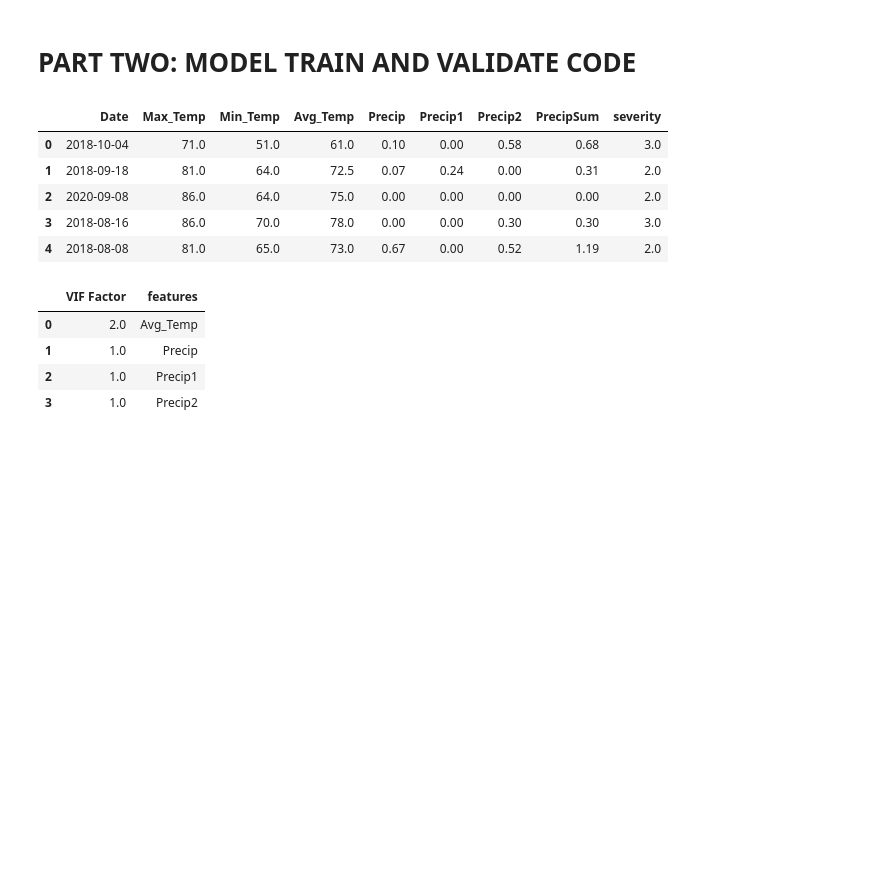
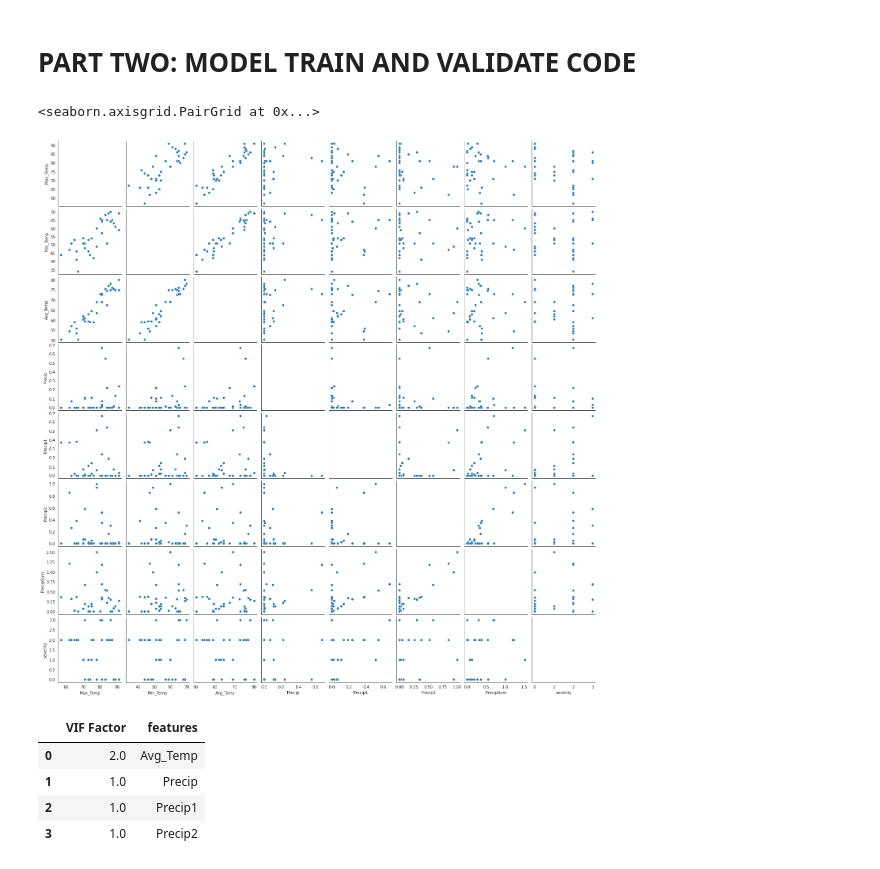
Before and after one commit to ChrisHarvey21/HABs, a Jupyter notebook: HABs.ipynb, the cells around one changed output. Cells and saved outputs as stored; diff of their text form; code cells hidden in the pictures; blank space fills up the shorter version.

```diff
--- a/HABs.ipynb
+++ b/HABs.ipynb
@@ -258,22 +253,18 @@ final.head()
 # %%
 #Create a scatterplot to look for collinearity
 #Create subset of habs called mylist
 my_list = ["Date", "Max_Temp", "Min_Temp", "Avg_Temp" , "Precip", "Precip1", "Precip2","PrecipSum","severity"]
 
 #check to make sure all your columns are there:
 final[my_list].head()
 
 #Seaborn.pairplot to plot a scatterplot matrix
-#sns.pairplot(final[my_list],diag_kind='')
+sns.pairplot(final[my_list],diag_kind='')
 
 #We can see there is colinearity between the max, min, and average temp and some between the precips and sum precip which is expected
 # %% [output]
-|  | Date | Max_Temp | Min_Temp | Avg_Temp | Precip | Precip1 | Precip2 | PrecipSum | severity |
-| 0 | 2018-10-04 | 71.0 | 51.0 | 61.0 | 0.10 | 0.00 | 0.58 | 0.68 | 3.0 |
-| 1 | 2018-09-18 | 81.0 | 64.0 | 72.5 | 0.07 | 0.24 | 0.00 | 0.31 | 2.0 |
-| 2 | 2020-09-08 | 86.0 | 64.0 | 75.0 | 0.00 | 0.00 | 0.00 | 0.00 | 2.0 |
-| 3 | 2018-08-16 | 86.0 | 70.0 | 78.0 | 0.00 | 0.00 | 0.30 | 0.30 | 3.0 |
-| 4 | 2018-08-08 | 81.0 | 65.0 | 73.0 | 0.67 | 0.00 | 0.52 | 1.19 | 2.0 |
+<seaborn.axisgrid.PairGrid at 0x...>
+[figure, added]
 # %%
 #Do VIF, if any are greater than 10 we have to either throw out predictor variables that arent important or add on bias reducers
 #Calculate VIFs on our dataset
```
Also changed, not shown: parts of 11 cells of this notebook.
